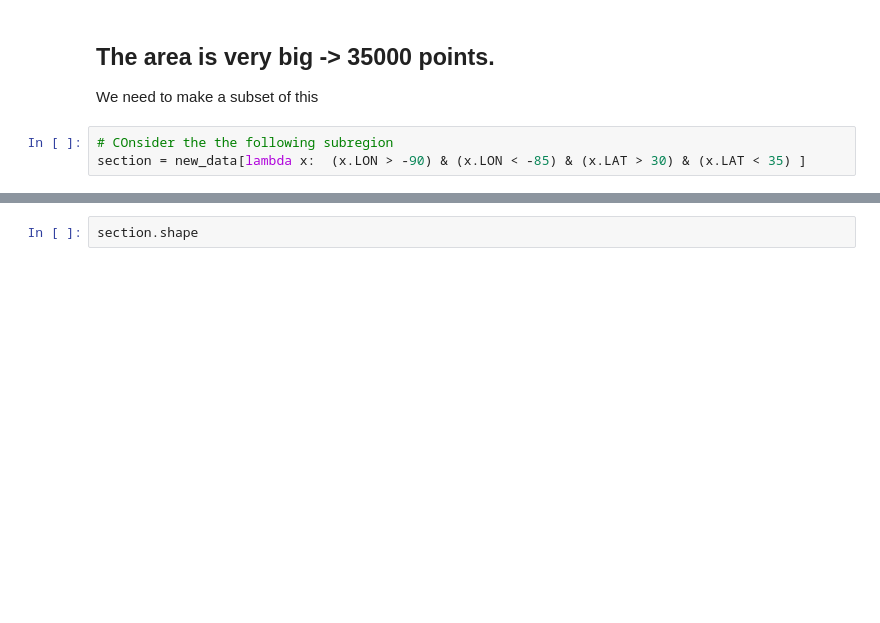
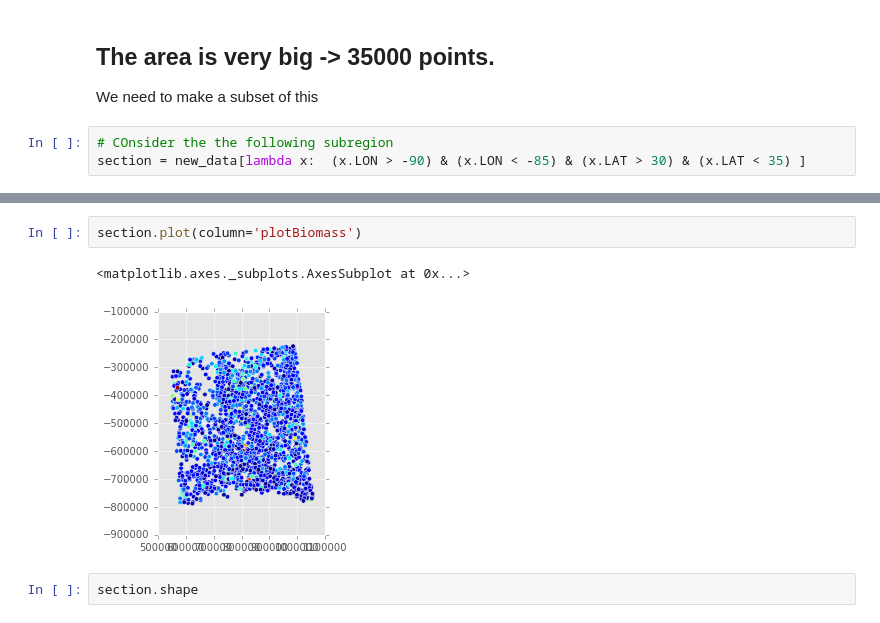
Before and after one commit to molgor/spystats, a Jupyter notebook: notebooks/spatial_autocorrelation_with_trend.ipynb, the cells around one changed output, grey strips where cells are left out. Cells and saved outputs as stored; diff of their text form; blank space fills up the shorter version.

```diff
--- a/notebooks/spatial_autocorrelation_with_trend.ipynb
+++ b/notebooks/spatial_autocorrelation_with_trend.ipynb
@@ -49,3 +49,8 @@ section.plot(column='SppN')
+# %%
+section.plot(column='plotBiomass')
+# %% [output]
+<matplotlib.axes._subplots.AxesSubplot at 0x...>
+[figure, added]
 # %%
 section.shape
 # %% [output]
```
Also changed, not shown: parts of 35 cells of this notebook, 5 other files.
